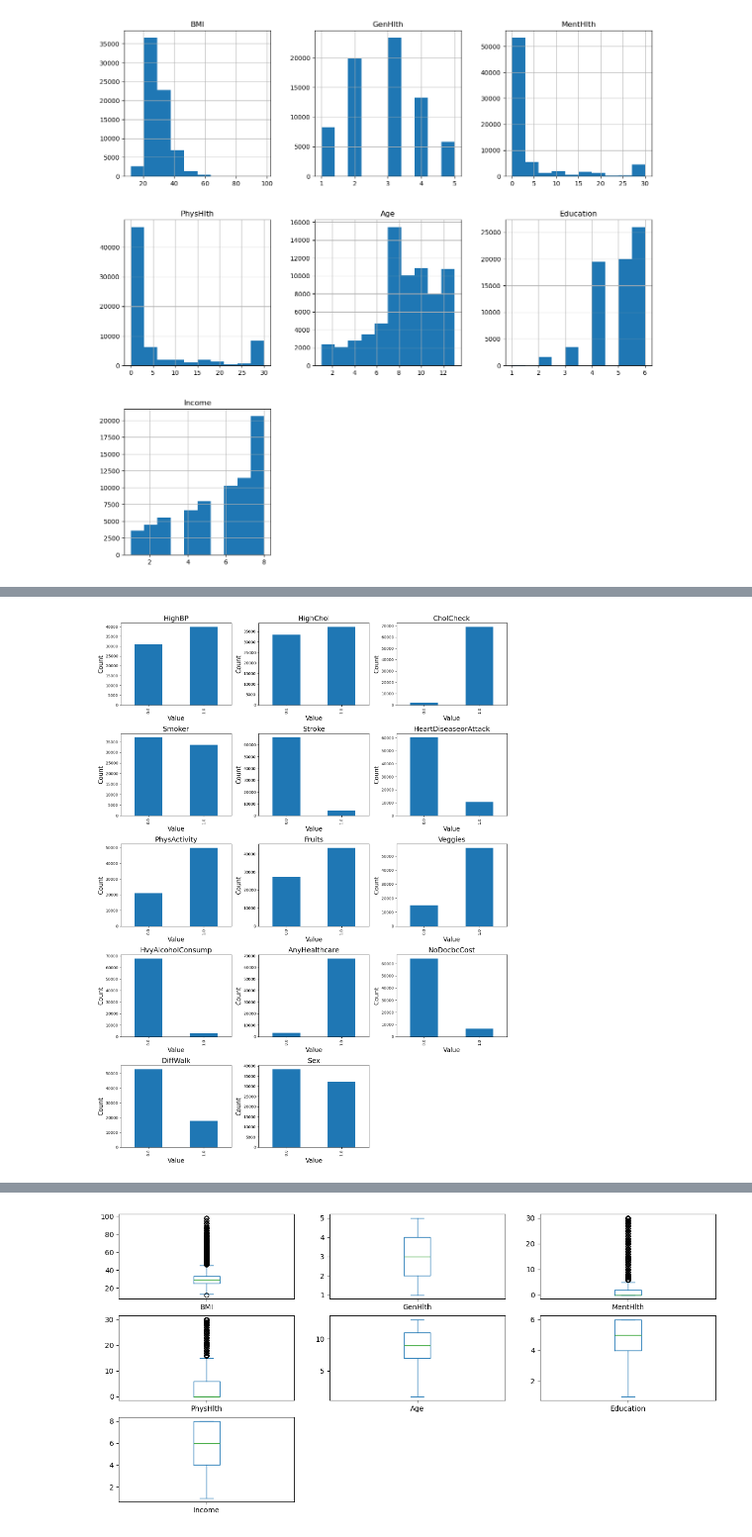
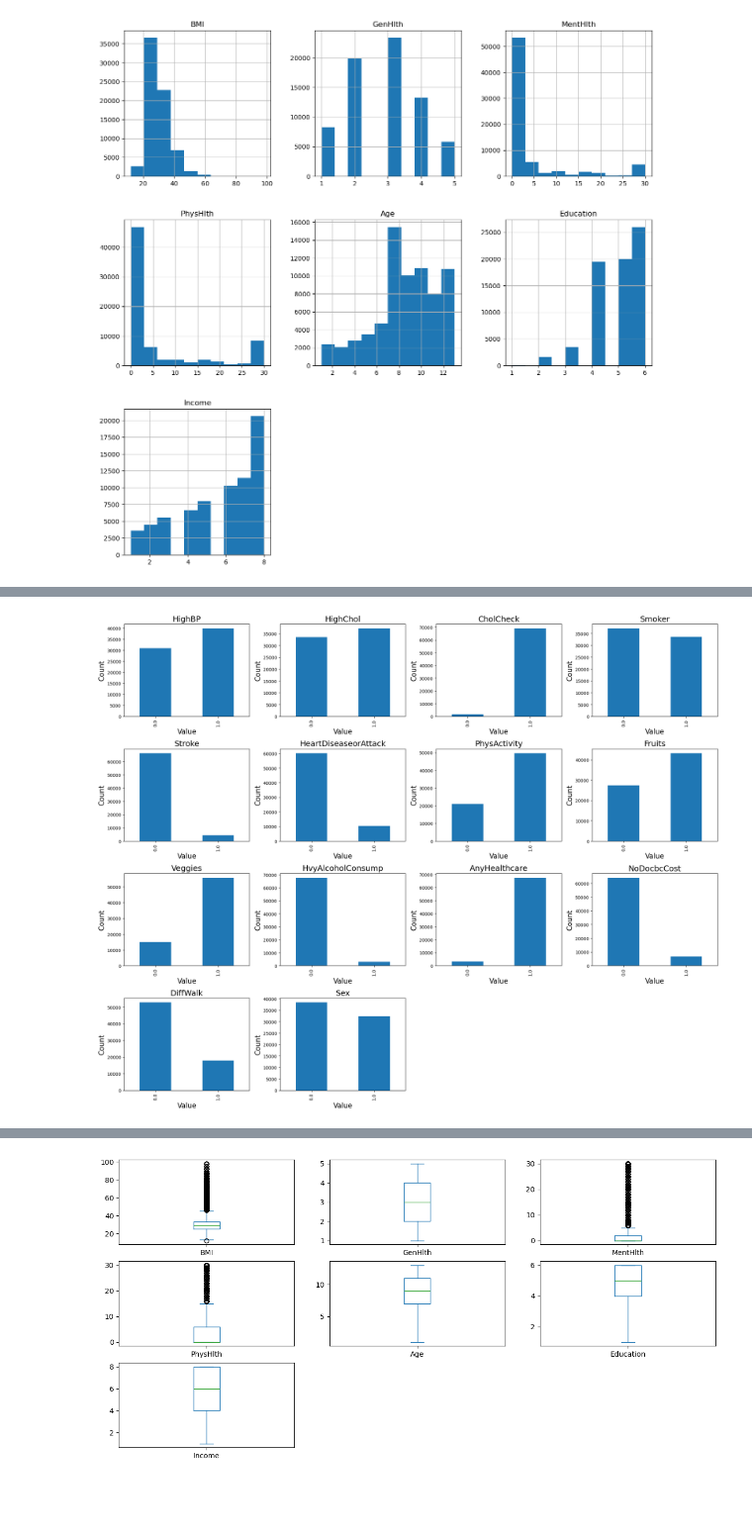
Before and after one commit to Isaac-tan318/MLDP, a Jupyter notebook: MLDP Program Codes Submission Template.ipynb, the cells around one changed output, grey strips where cells are left out. Shown at 99% size. Cells and saved outputs as stored; diff of their text form; code cells hidden in the pictures; blank space fills up the shorter version.

Commit message:
shifted image

```diff
--- a/MLDP Program Codes Submission Template.ipynb
+++ b/MLDP Program Codes Submission Template.ipynb
@@ -179,23 +198,23 @@ plt.show()
 # %%
 
 n = len(binary_features)
-cols = 3
+cols = 4
 rows = math.ceil(n / cols)
 
 fig, axes = plt.subplots(rows, cols, figsize=(5*cols, 4*rows))
 axes = axes.flatten()  # make indexing easy
 
 for ax, col in zip(axes, binary_features):
     df[col].value_counts().sort_index().plot(kind='bar', ax=ax)
     ax.set_title(col, fontsize=18)
     ax.set_xlabel('Value',fontsize=16)
     ax.set_ylabel('Count',fontsize=16)
 
 # Hide unused subplots
 for ax in axes[len(binary_features):]:
     ax.axis('off')
 
 plt.tight_layout()
 plt.show()
 # %% [output]
-[figure, old version]
+[figure, new version]
```
Also changed, not shown: parts of 14 cells of this notebook, 1 other file.
